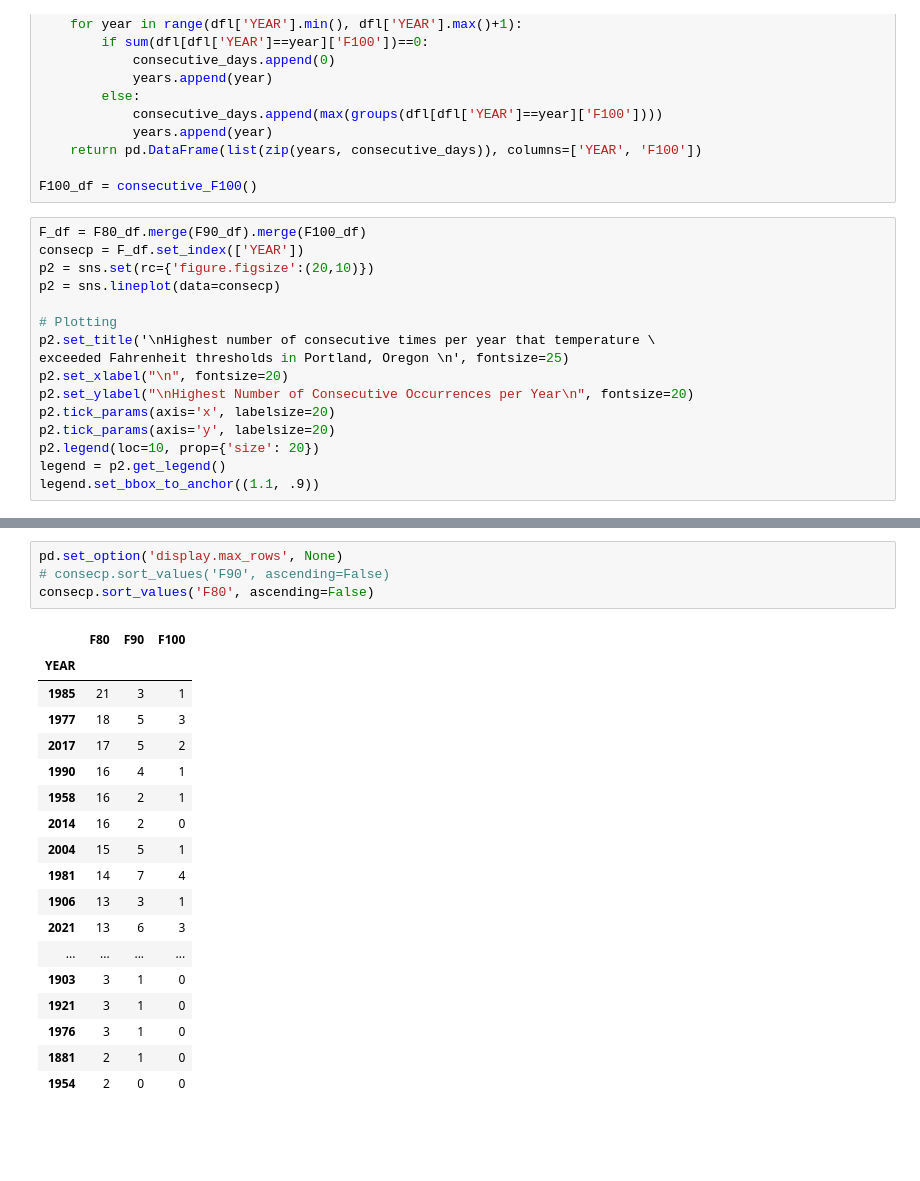
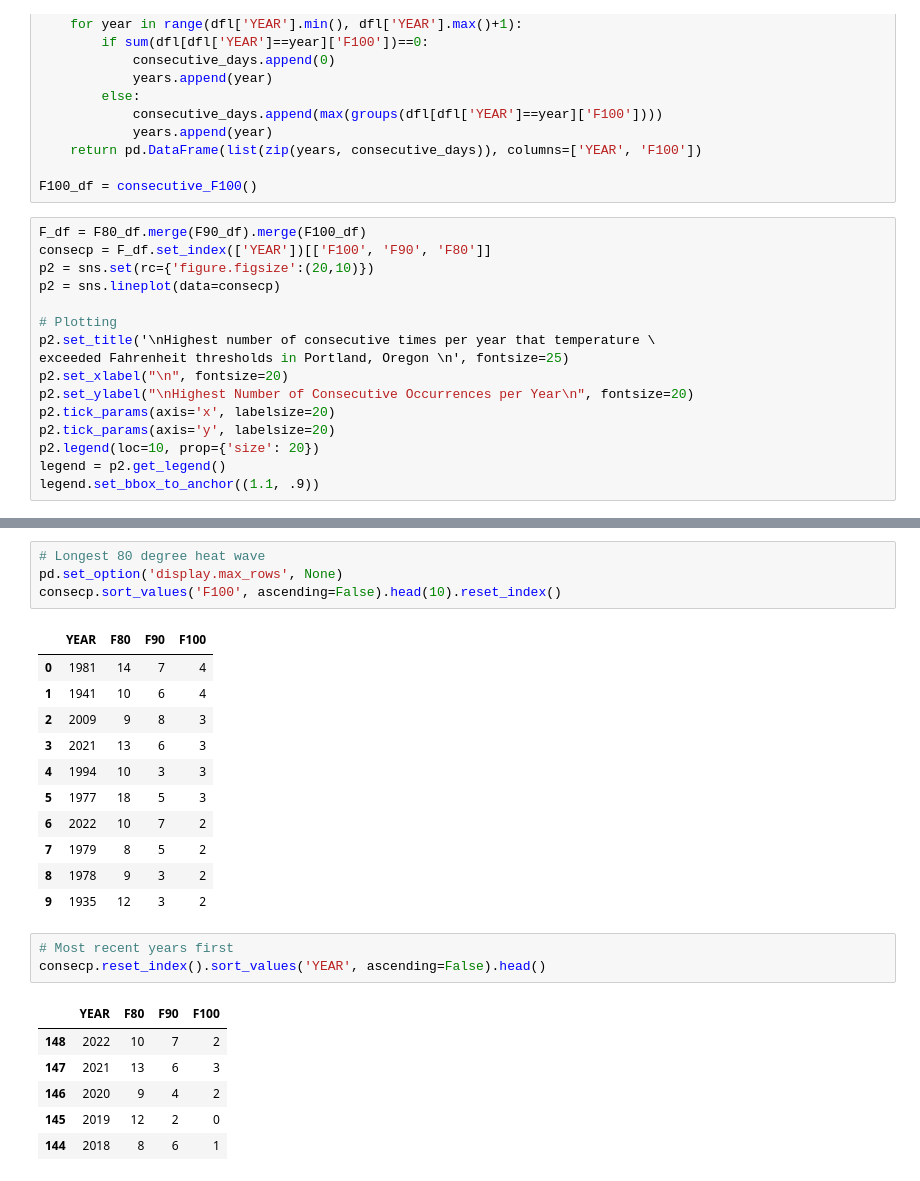
Before and after one commit to wpbSabi/weather, a Jupyter notebook: consecutive days of heat.ipynb, the cells around one changed output, grey strips where cells are left out. Saved outputs shown, nothing was run; the diff lists cells and outputs as text; blank space fills up the shorter version.

```diff
--- a/consecutive days of heat.ipynb
+++ b/consecutive days of heat.ipynb
@@ -183,7 +192,7 @@ def consecutive_F100():
 F100_df = consecutive_F100()
 # %%
 F_df = F80_df.merge(F90_df).merge(F100_df)
-consecp = F_df.set_index(['YEAR'])
+consecp = F_df.set_index(['YEAR'])[['F100', 'F90', 'F80']]
 p2 = sns.set(rc={'figure.figsize':(20,10)})
 p2 = sns.lineplot(data=consecp)
 
@@ -202,23 +211,26 @@ legend.set_bbox_to_anchor((1.1, .9))
 # %%
+# Longest 80 degree heat wave
 pd.set_option('display.max_rows', None)
-# consecp.sort_values('F90', ascending=False)
-consecp.sort_values('F80', ascending=False)
+consecp.sort_values('F100', ascending=False).head(10).reset_index()
 # %% [output]
-|  | F80 | F90 | F100 |
-| YEAR |  |  |  |
-| 1985 | 21 | 3 | 1 |
-| 1977 | 18 | 5 | 3 |
-| 2017 | 17 | 5 | 2 |
-| 1990 | 16 | 4 | 1 |
-| 1958 | 16 | 2 | 1 |
-| 2014 | 16 | 2 | 0 |
-| 2004 | 15 | 5 | 1 |
-| 1981 | 14 | 7 | 4 |
-| 1906 | 13 | 3 | 1 |
-| 2021 | 13 | 6 | 3 |
-| ... | ... | ... | ... |
-| 1903 | 3 | 1 | 0 |
-| 1921 | 3 | 1 | 0 |
-| 1976 | 3 | 1 | 0 |
-| 1881 | 2 | 1 | 0 |
-| 1954 | 2 | 0 | 0 |
+|  | YEAR | F80 | F90 | F100 |
+| 0 | 1981 | 14 | 7 | 4 |
+| 1 | 1941 | 10 | 6 | 4 |
+| 2 | 2009 | 9 | 8 | 3 |
+| 3 | 2021 | 13 | 6 | 3 |
+| 4 | 1994 | 10 | 3 | 3 |
+| 5 | 1977 | 18 | 5 | 3 |
+| 6 | 2022 | 10 | 7 | 2 |
+| 7 | 1979 | 8 | 5 | 2 |
+| 8 | 1978 | 9 | 3 | 2 |
+| 9 | 1935 | 12 | 3 | 2 |
+# %%
+# Most recent years first
+consecp.reset_index().sort_values('YEAR', ascending=False).head()
+# %% [output]
+|  | YEAR | F80 | F90 | F100 |
+| 148 | 2022 | 10 | 7 | 2 |
+| 147 | 2021 | 13 | 6 | 3 |
+| 146 | 2020 | 9 | 4 | 2 |
+| 145 | 2019 | 12 | 2 | 0 |
+| 144 | 2018 | 8 | 6 | 1 |
```
Also changed, not shown: parts of 4 cells of this notebook.
